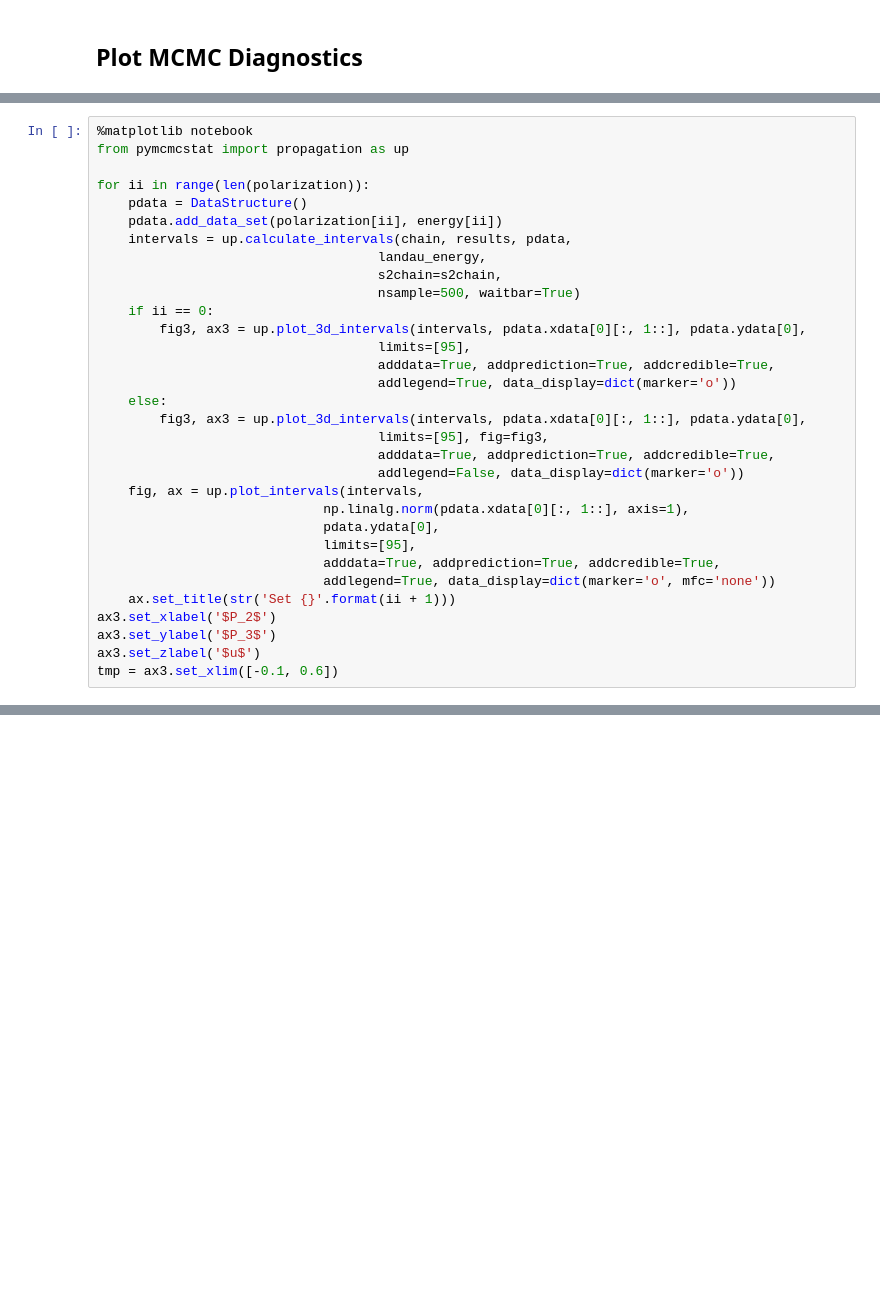
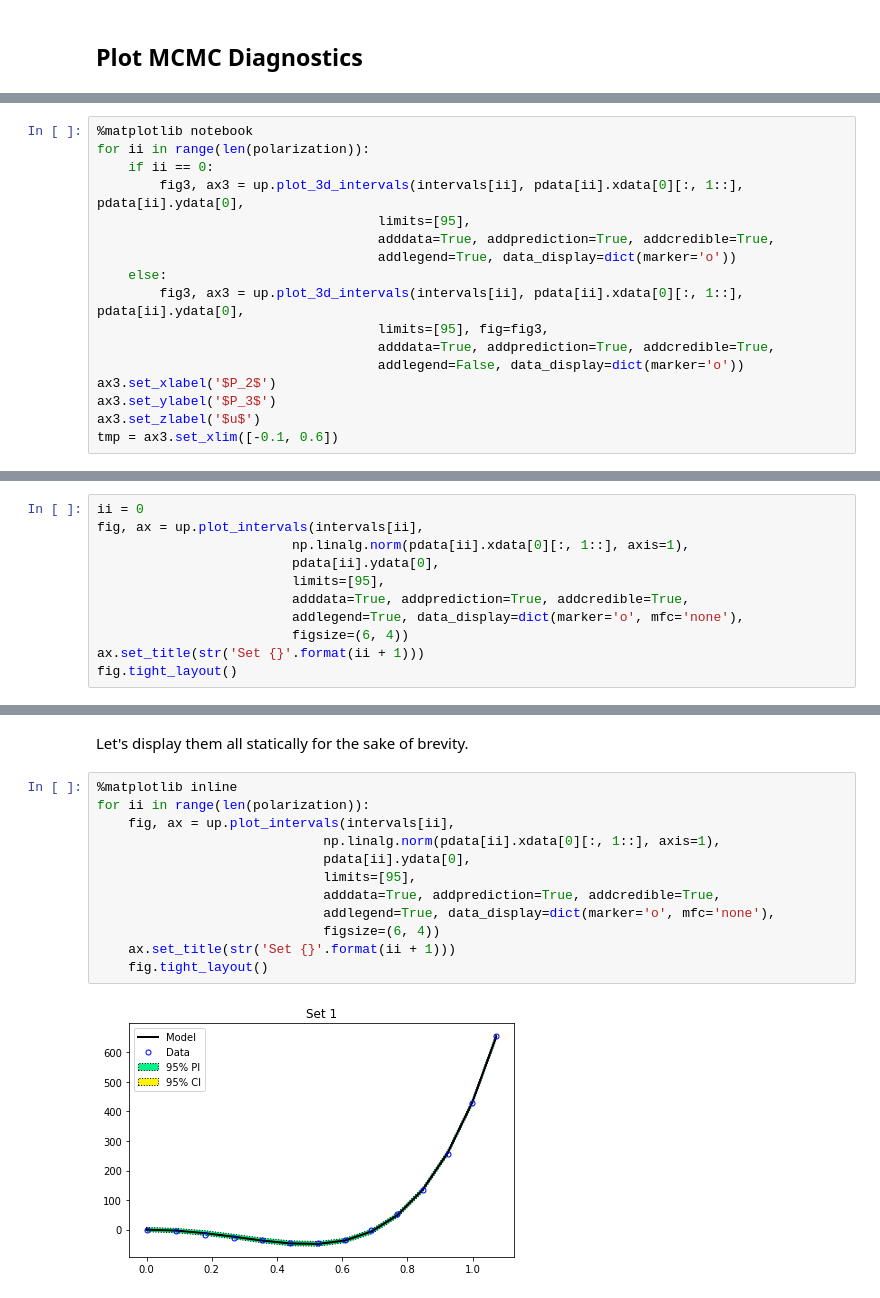
Before and after one commit to prmiles/pymcmcstat_examples, a Jupyter notebook: Landau_Energy.ipynb, the cells around one changed output, grey strips where cells are left out. Cells and saved outputs as stored; diff of their text form; blank space fills up the shorter version.

Commit message:
updated Landau energy example

```diff
--- a/Landau_Energy.ipynb
+++ b/Landau_Energy.ipynb
@@ -246,31 +261,16 @@ mcmpl.plot_pairwise_correlation_panel(chain[burnin:,:], names)
 # %%
 %matplotlib notebook
-from pymcmcstat import propagation as up
-
 for ii in range(len(polarization)):
-    pdata = DataStructure()
-    pdata.add_data_set(polarization[ii], energy[ii])
-    intervals = up.calculate_intervals(chain, results, pdata,
-                                    landau_energy,
-                                    s2chain=s2chain,
-                                    nsample=500, waitbar=True)
     if ii == 0:
-        fig3, ax3 = up.plot_3d_intervals(intervals, pdata.xdata[0][:, 1::], pdata.ydata[0],
+        fig3, ax3 = up.plot_3d_intervals(intervals[ii], pdata[ii].xdata[0][:, 1::], pdata[ii].ydata[0],
                                     limits=[95],
                                     adddata=True, addprediction=True, addcredible=True,
                                     addlegend=True, data_display=dict(marker='o'))
     else:
-        fig3, ax3 = up.plot_3d_intervals(intervals, pdata.xdata[0][:, 1::], pdata.ydata[0],
+        fig3, ax3 = up.plot_3d_intervals(intervals[ii], pdata[ii].xdata[0][:, 1::], pdata[ii].ydata[0],
                                     limits=[95], fig=fig3,
                                     adddata=True, addprediction=True, addcredible=True,
                                     addlegend=False, data_display=dict(marker='o'))
-    fig, ax = up.plot_intervals(intervals,
-                             np.linalg.norm(pdata.xdata[0][:, 1::], axis=1),
-                             pdata.ydata[0],
-                             limits=[95],
-                             adddata=True, addprediction=True, addcredible=True,
-                             addlegend=True, data_display=dict(marker='o', mfc='none'))
-    ax.set_title(str('Set {}'.format(ii + 1)))
 ax3.set_xlabel('$P_2$')
 ax3.set_ylabel('$P_3$')
 ax3.set_zlabel('$u$')
@@ -291,0 +283,11 @@ tmp = ax3.set_xlim([-0.1, 0.6])
+# %%
+ii = 0
+fig, ax = up.plot_intervals(intervals[ii],
+                         np.linalg.norm(pdata[ii].xdata[0][:, 1::], axis=1),
+                         pdata[ii].ydata[0],
+                         limits=[95],
+                         adddata=True, addprediction=True, addcredible=True,
+                         addlegend=True, data_display=dict(marker='o', mfc='none'),
+                         figsize=(6, 4))
+ax.set_title(str('Set {}'.format(ii + 1)))
+fig.tight_layout()
@@ -291,0 +297,16 @@ tmp = ax3.set_xlim([-0.1, 0.6])
+# %% [markdown]
+Let's display them all statically for the sake of brevity.
+# %%
+%matplotlib inline
+for ii in range(len(polarization)):
+    fig, ax = up.plot_intervals(intervals[ii],
+                             np.linalg.norm(pdata[ii].xdata[0][:, 1::], axis=1),
+                             pdata[ii].ydata[0],
+                             limits=[95],
+                             adddata=True, addprediction=True, addcredible=True,
+                             addlegend=True, data_display=dict(marker='o', mfc='none'),
+                             figsize=(6, 4))
+    ax.set_title(str('Set {}'.format(ii + 1)))
+    fig.tight_layout()
+# %% [output]
+[figure, added]
```
Also changed, not shown: parts of 10 cells of this notebook.
